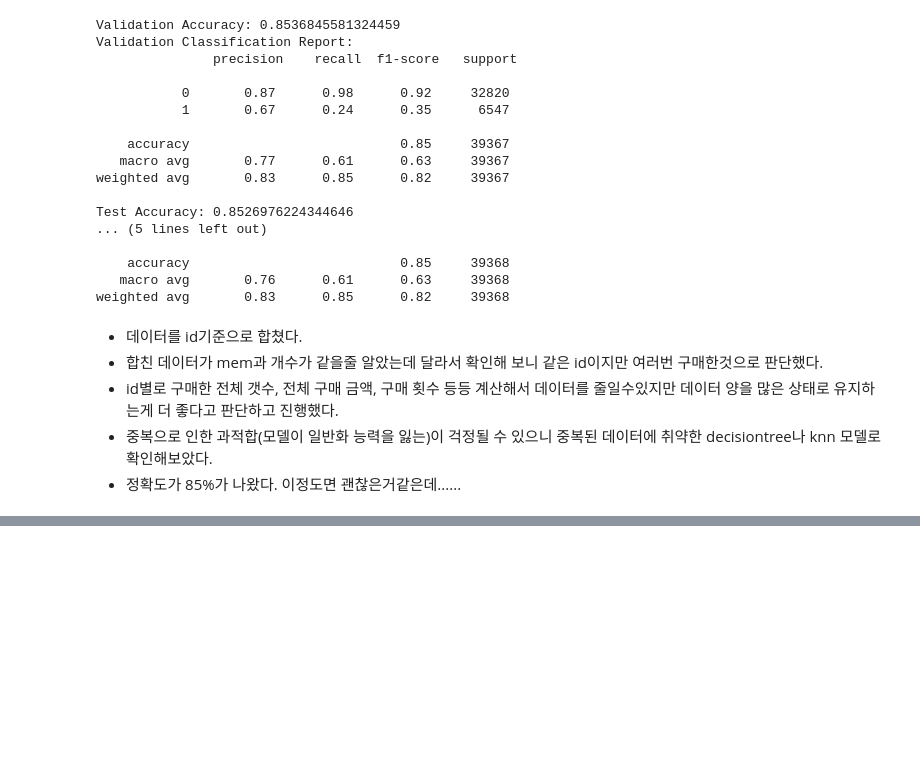
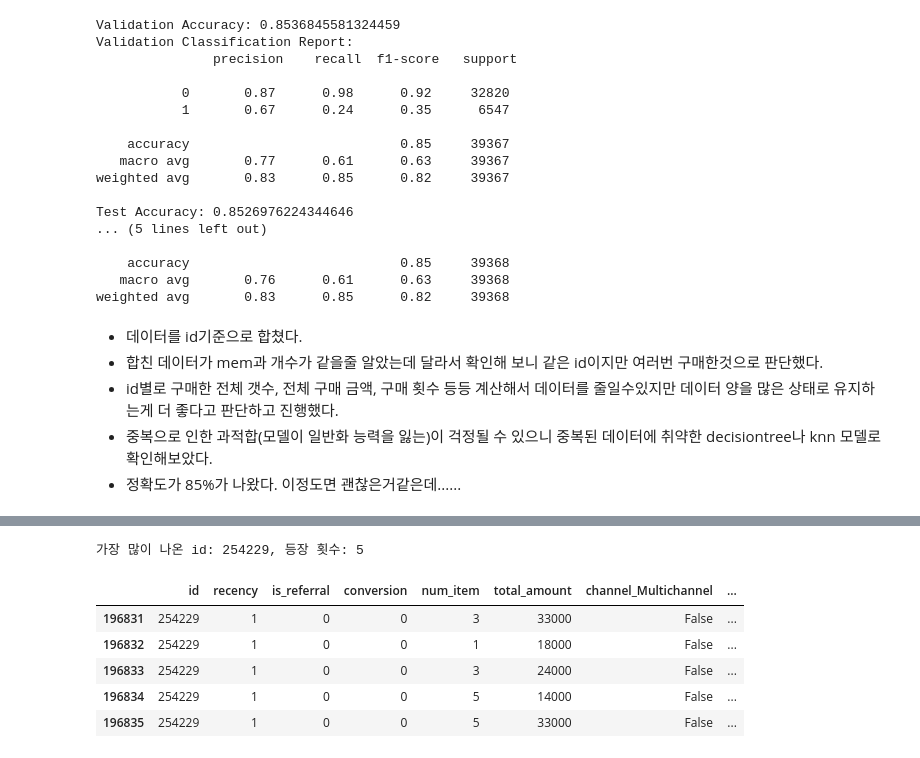
Before and after one commit to namolee/fintech_service, a Jupyter notebook: 06machine_learning/09쇼핑몰_프로모션_효율예측분석_KNN,SVM_SMOTE_RandCV.ipynb, the cells around one changed output, grey strips where cells are left out. Saved outputs shown, nothing was run; the diff lists cells and outputs as text; code cells hidden in the pictures; blank space fills up the shorter version.

```diff
--- a/06machine_learning/09쇼핑몰_프로모션_효율예측분석_KNN,SVM_SMOTE_RandCV.ipynb
+++ b/06machine_learning/09쇼핑몰_프로모션_효율예측분석_KNN,SVM_SMOTE_RandCV.ipynb
@@ -359,0 +369,19 @@ weighted avg       0.83      0.85      0.82     39368
+# %%
+# 'id' 열에서 가장 많이 나온 id 찾기
+most_frequent_id = merged_df['id'].value_counts().idxmax()
+
+# 해당 id가 몇 번 나왔는지 확인하고 싶다면
+most_frequent_id_count = merged_df['id'].value_counts().max()
+
+print(f"가장 많이 나온 id: {most_frequent_id}, 등장 횟수: {most_frequent_id_count}")
+# %% [output]
+가장 많이 나온 id: 254229, 등장 횟수: 5
+# %%
+merged_df[merged_df['id']==254229]
+# %% [output]
+|  | id | recency | is_referral | conversion | num_item | total_amount | channel_Multichannel | ... |
+| 196831 | 254229 | 1 | 0 | 0 | 3 | 33000 | False | ... |
+| 196832 | 254229 | 1 | 0 | 0 | 1 | 18000 | False | ... |
+| 196833 | 254229 | 1 | 0 | 0 | 3 | 24000 | False | ... |
+| 196834 | 254229 | 1 | 0 | 0 | 5 | 14000 | False | ... |
+| 196835 | 254229 | 1 | 0 | 0 | 5 | 33000 | False | ... |
```
Also changed, not shown: parts of 12 cells of this notebook, 1 other file.
